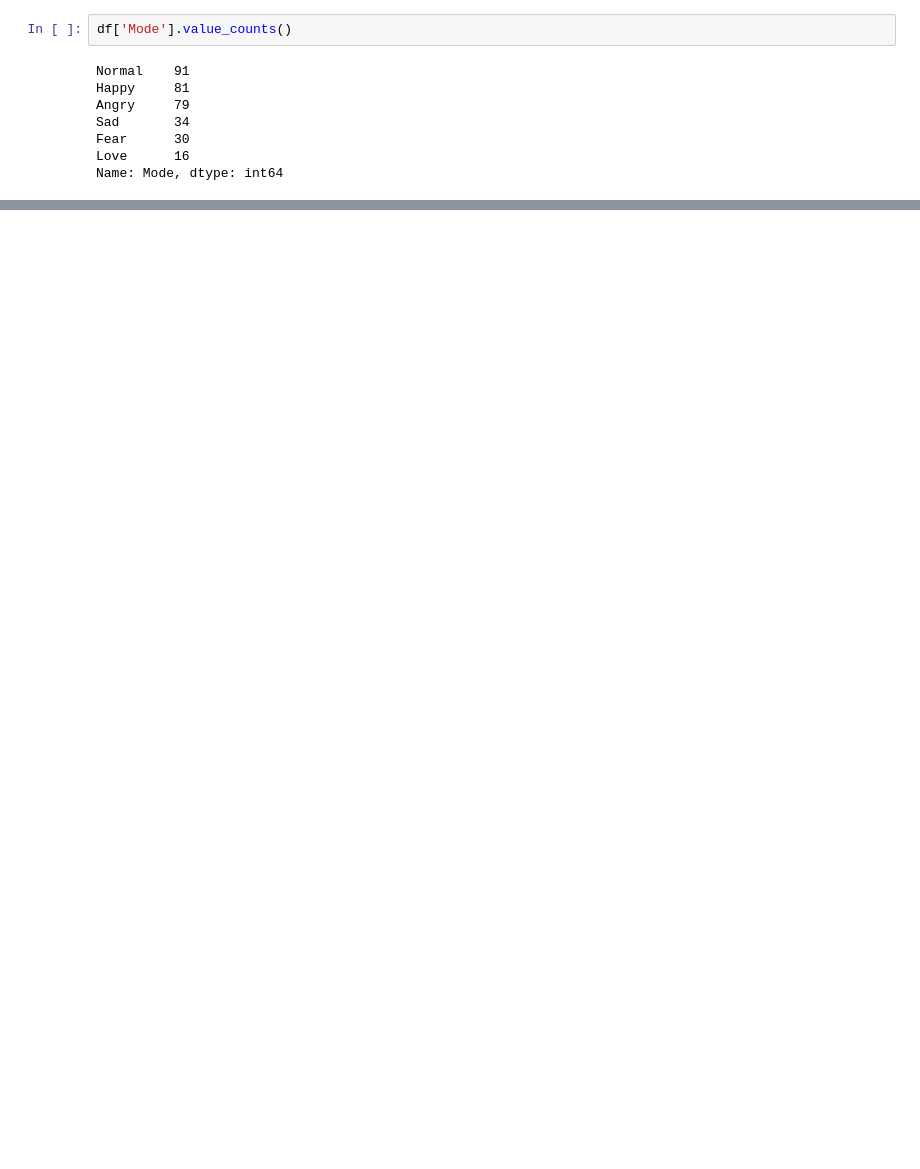
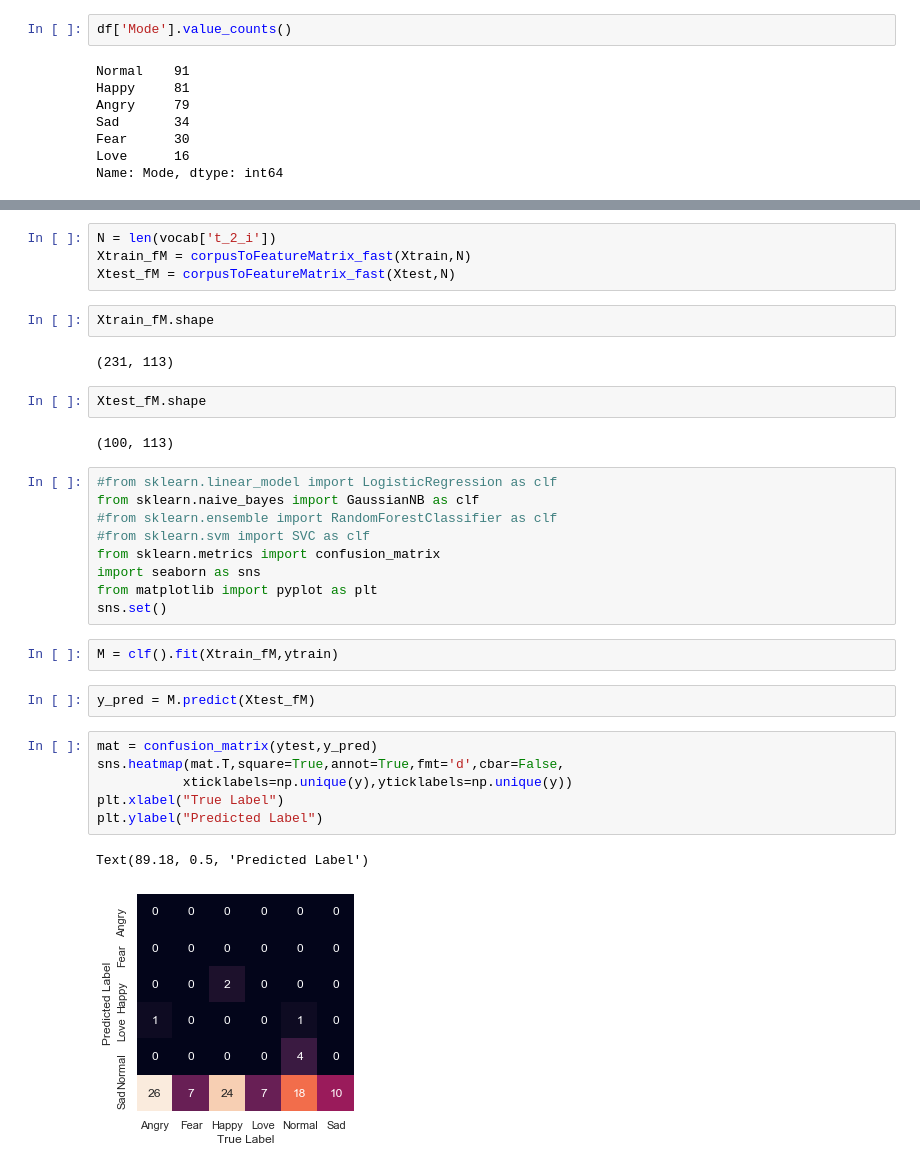
Before and after one commit to Hassan6678/NLP, a Jupyter notebook: Model.ipynb, the cells around one changed output, grey strips where cells are left out. Saved outputs shown, nothing was run; the diff lists cells and outputs as text; blank space fills up the shorter version.

Commit message:
testing Naive Bayes

```diff
--- a/Model.ipynb
+++ b/Model.ipynb
@@ -53,0 +200,34 @@ Name: Mode, dtype: int64
+# %%
+N = len(vocab['t_2_i'])
+Xtrain_fM = corpusToFeatureMatrix_fast(Xtrain,N)
+Xtest_fM = corpusToFeatureMatrix_fast(Xtest,N)
+# %%
+Xtrain_fM.shape
+# %% [output]
+(231, 113)
+# %%
+Xtest_fM.shape
+# %% [output]
+(100, 113)
+# %%
+#from sklearn.linear_model import LogisticRegression as clf
+from sklearn.naive_bayes import GaussianNB as clf
+#from sklearn.ensemble import RandomForestClassifier as clf
+#from sklearn.svm import SVC as clf
+from sklearn.metrics import confusion_matrix
+import seaborn as sns
+from matplotlib import pyplot as plt
+sns.set()
+# %%
+M = clf().fit(Xtrain_fM,ytrain)
+# %%
+y_pred = M.predict(Xtest_fM)
+# %%
+mat = confusion_matrix(ytest,y_pred)
+sns.heatmap(mat.T,square=True,annot=True,fmt='d',cbar=False,
+           xticklabels=np.unique(y),yticklabels=np.unique(y))
+plt.xlabel("True Label")
+plt.ylabel("Predicted Label")
+# %% [output]
+Text(89.18, 0.5, 'Predicted Label')
+[figure, added]
```
Also changed, not shown: parts of 24 cells of this notebook.
